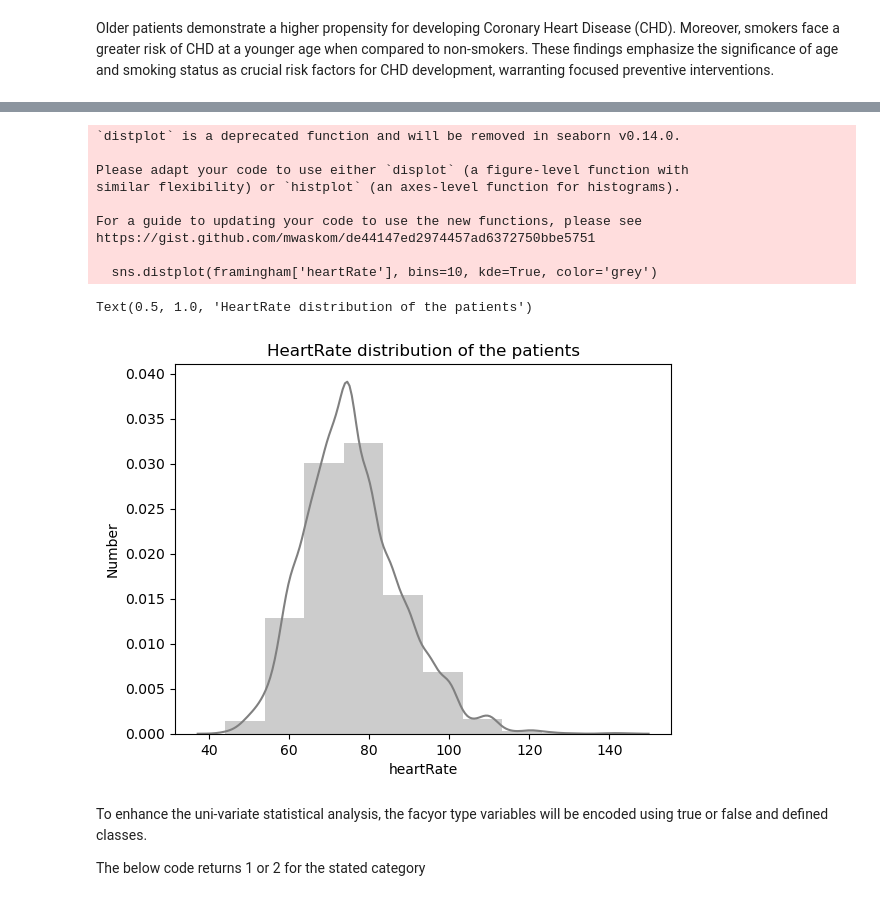
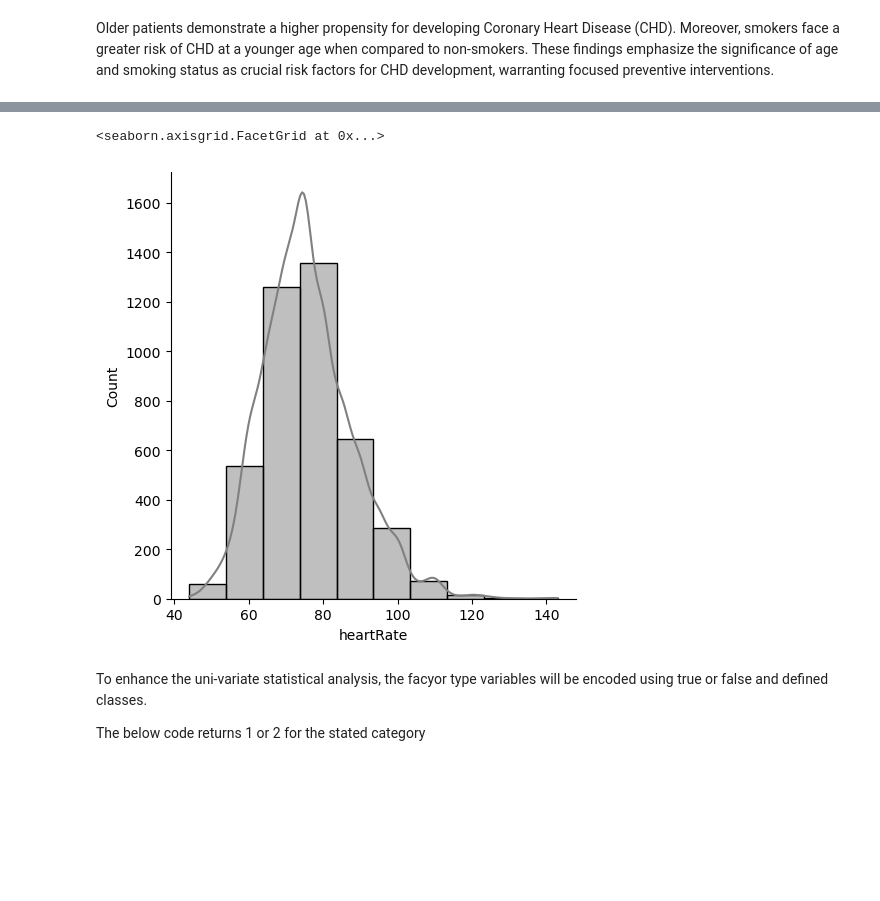
Before and after one commit to Austin-Gabriel/Framingham-Heart-Analysis, a Jupyter notebook: Machine Learning Project.ipynb, the cells around one changed output, grey strips where cells are left out. Drawn from its saved outputs; the diff is of its cells as text; code cells hidden in the pictures; blank space fills up the shorter version.

```diff
--- a/Machine Learning Project.ipynb
+++ b/Machine Learning Project.ipynb
@@ -336,19 +335,8 @@ Text(0.5, 1.0, 'Age distribution of the patients')
 # %%
-sns.distplot(framingham['heartRate'], bins=10, kde=True, color='grey')
-plt.ylabel('Number')
-plt.title('HeartRate distribution of the patients')
+sns.displot(framingham['heartRate'], bins=10, kde=True, color='grey')
 # %% [output]
-`distplot` is a deprecated function and will be removed in seaborn v0.14.0.
-
-Please adapt your code to use either `displot` (a figure-level function with
-similar flexibility) or `histplot` (an axes-level function for histograms).
-
-For a guide to updating your code to use the new functions, please see
-https://gist.github.com/mwaskom/de44147ed2974457ad6372750bbe5751
-
-  sns.distplot(framingham['heartRate'], bins=10, kde=True, color='grey')
+<seaborn.axisgrid.FacetGrid at 0x...>
-Text(0.5, 1.0, 'HeartRate distribution of the patients')
-[figure, old version]
+[figure, new version]
 # %% [markdown]
 To enhance the uni-variate statistical analysis, the facyor type variables will be encoded using true or false and defined classes.
 
```
Also changed, not shown: parts of 7 cells of this notebook, 2 other files.
